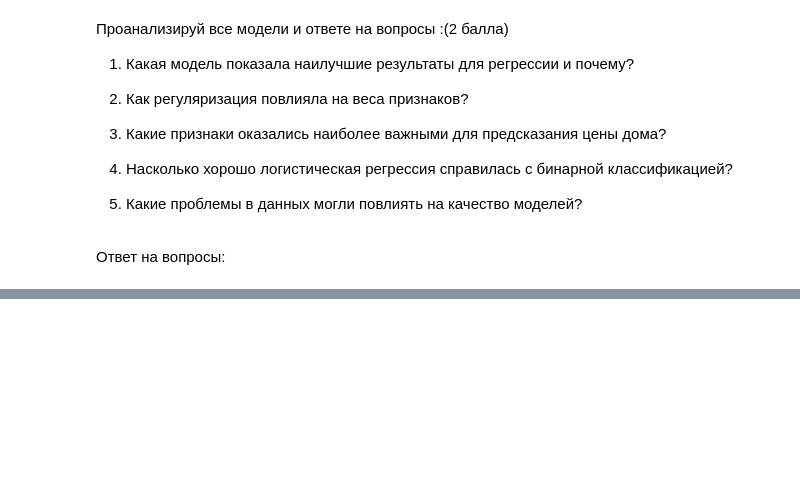
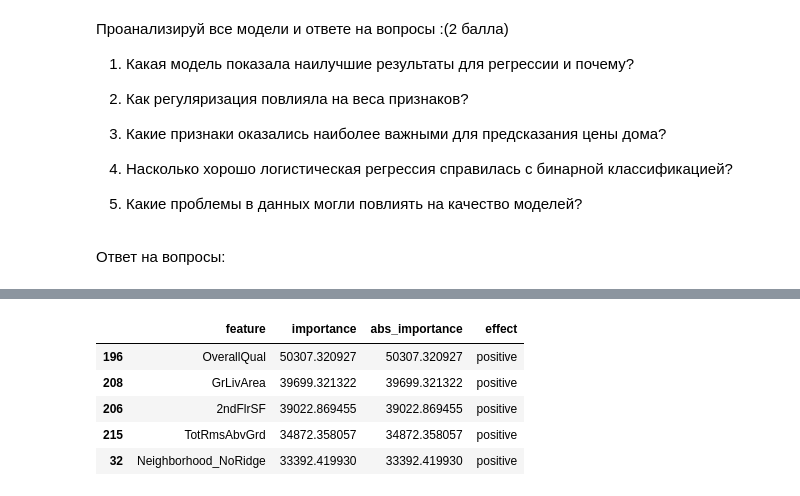
Before and after one commit to Yukkitsune/TBank-Analytics, a Jupyter notebook: Machine learning/linear_regression_homework.ipynb, the cells around one changed output, grey strips where cells are left out. Cells and saved outputs as stored; diff of their text form; code cells hidden in the pictures; blank space fills up the shorter version.

```diff
--- a/Machine learning/linear_regression_homework.ipynb
+++ b/Machine learning/linear_regression_homework.ipynb
@@ -524,0 +796,11 @@ ElasticNet Standard Scaler MAE -> 17928.095946391677
+# %%
+# ElasticNet MinMaxScaler
+minmaxscaler_importance_df['effect'] = minmaxscaler_importance_df['importance'].apply(lambda x: 'positive' if x > 0 else 'negative')
+minmaxscaler_importance_df.sort_values('abs_importance', ascending=False).head(5)
+# %% [output]
+|  | feature | importance | abs_importance | effect |
+| 196 | OverallQual | 50307.320927 | 50307.320927 | positive |
+| 208 | GrLivArea | 39699.321322 | 39699.321322 | positive |
+| 206 | 2ndFlrSF | 39022.869455 | 39022.869455 | positive |
+| 215 | TotRmsAbvGrd | 34872.358057 | 34872.358057 | positive |
+| 32 | Neighborhood_NoRidge | 33392.419930 | 33392.419930 | positive |
```
Also changed, not shown: parts of 47 cells of this notebook.
